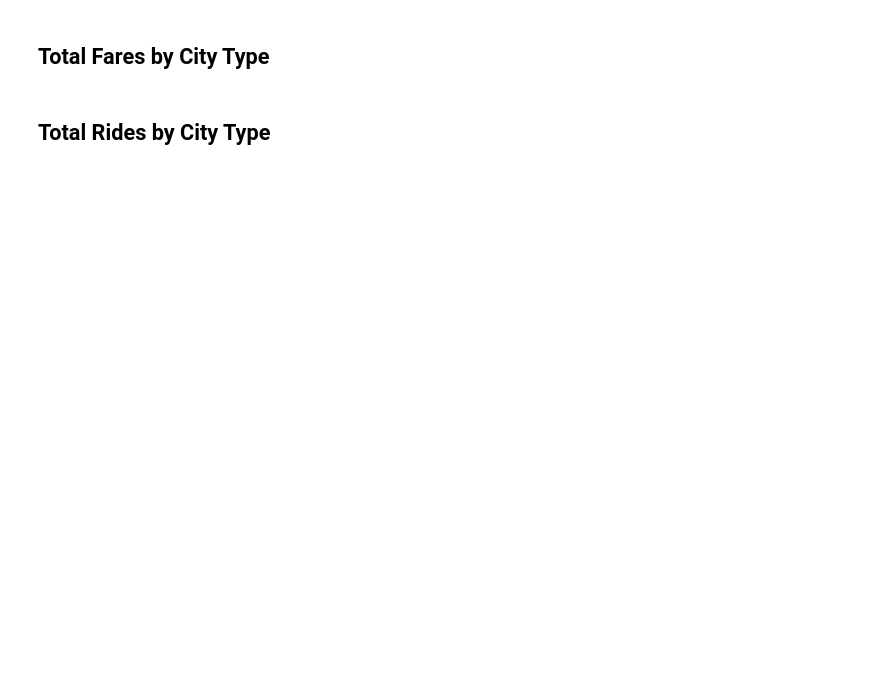
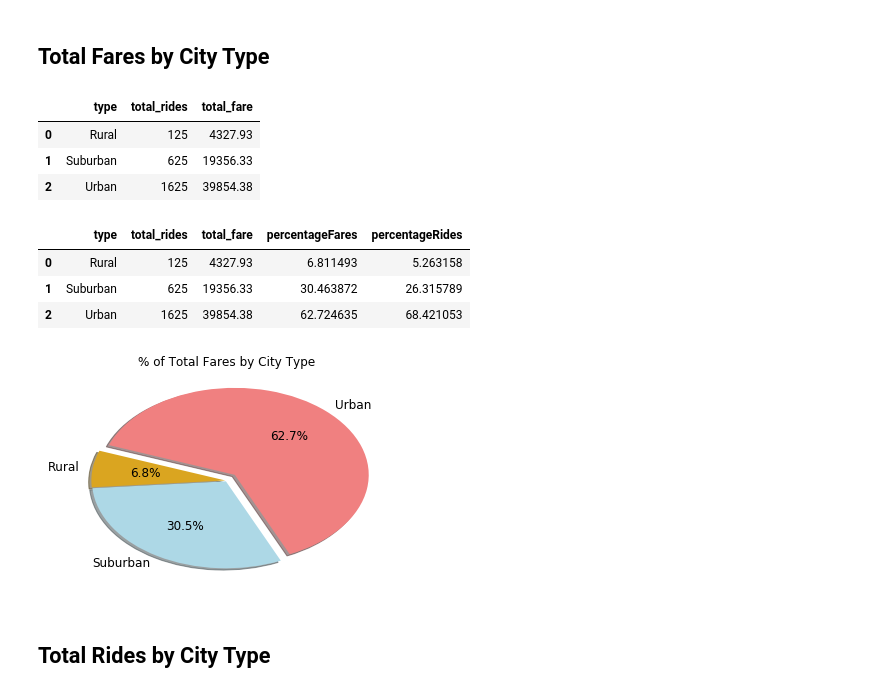
Before and after one commit to reedkm/matplotlib-pyber, a Jupyter notebook: pyber_starter_Kreed.ipynb, the cells around one changed output. Drawn from its saved outputs; the diff is of its cells as text; code cells hidden in the pictures; blank space fills up the shorter version.

```diff
--- a/pyber_starter_Kreed.ipynb
+++ b/pyber_starter_Kreed.ipynb
@@ -99,2 +79,41 @@ plt.show()
+# %%
+# Create data frame to group type
+fare_group = pyber_data_complete.groupby(['type'], as_index=False).agg({'ride_id':'count', 'fare':'sum'}).rename(columns={'ride_id':'total_rides', 'fare':'total_fare'})
+#fare_group['fare_percentage'] = pd.Series(fare_group['total_fare']/fare_group['total_rides'])
+fare_group.head()
+# %% [output]
+|  | type | total_rides | total_fare |
+| 0 | Rural | 125 | 4327.93 |
+| 1 | Suburban | 625 | 19356.33 |
+| 2 | Urban | 1625 | 39854.38 |
+# %%
+# Calculate Type Percents
+total_area_fares = fare_group['total_fare'].sum()
+total_area_rides = fare_group['total_rides'].sum()
+
+fare_group['percentageFares']= (fare_group['total_fare'] / total_area_fares) * 100
+fare_group['percentageRides']= (fare_group['total_rides'] / total_area_rides) * 100
+
+fare_group
+# %% [output]
+|  | type | total_rides | total_fare | percentageFares | percentageRides |
+| 0 | Rural | 125 | 4327.93 | 6.811493 | 5.263158 |
+| 1 | Suburban | 625 | 19356.33 | 30.463872 | 26.315789 |
+| 2 | Urban | 1625 | 39854.38 | 62.724635 | 68.421053 |
+# %%
+# Calculate Type Percents
+
+colors = ["goldenrod","lightblue","lightcoral"]
+explode = (.01, .01, .09)
+
+# Build Pie Chart
+fare_group.plot(kind='pie', y = 'percentageFares', autopct='%1.1f%%', explode = explode, colors=colors, startangle=160, shadow=True, labels=fare_group['type'], legend = False, fontsize=12)
+plt.title("% of Total Fares by City Type")
+plt.axis('off')
+
+# Save Figure
+plt.savefig("pyber_percent_fares.png")
+# %% [output]
+[figure, added]
 # %% [markdown]
 ## Total Rides by City Type
```
Also changed, not shown: parts of 17 cells of this notebook, 4 other files.
